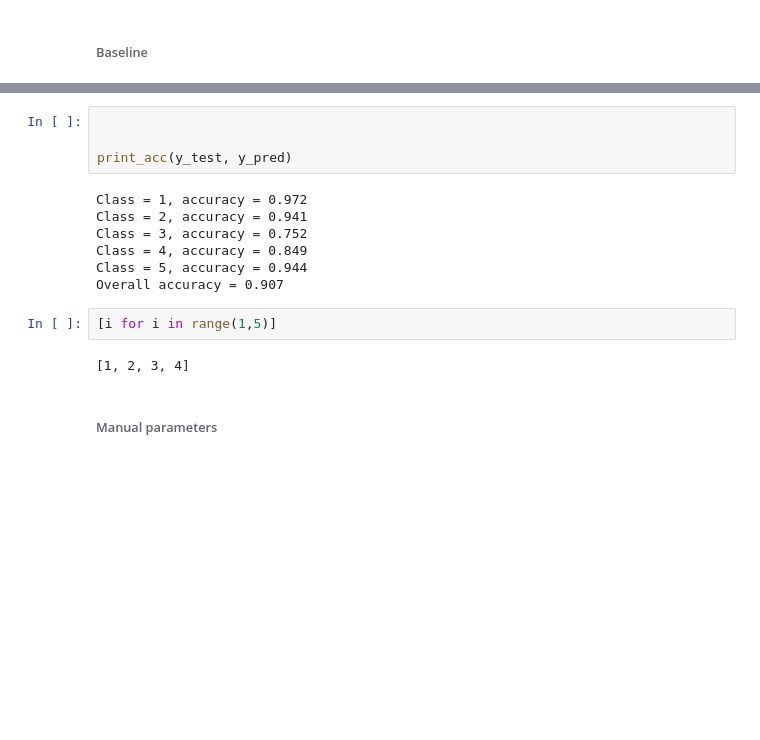
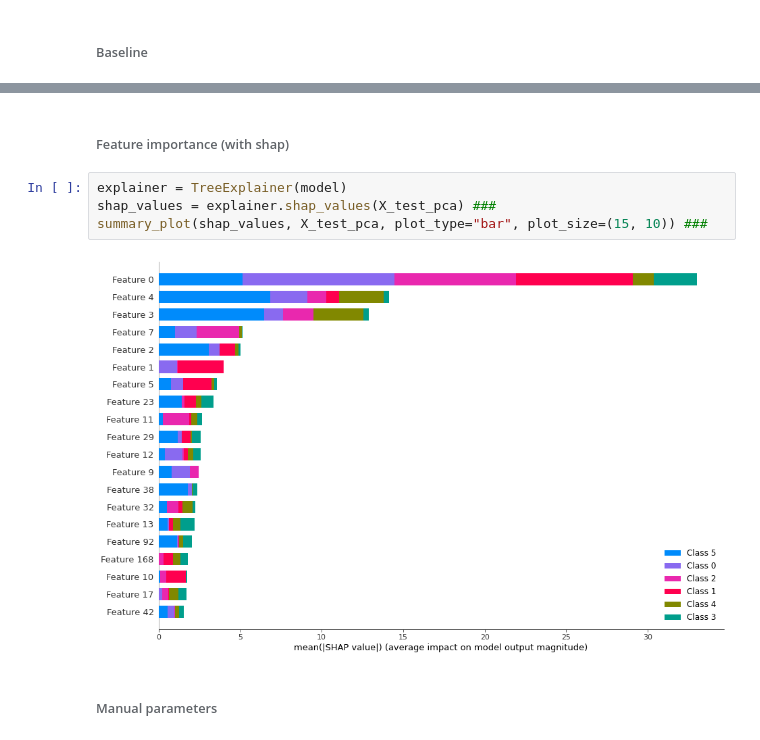
Before and after one commit to root-epifit/madmo-adv, a Jupyter notebook: homeworks/hw1_boosting_and_explanation.ipynb, the cells around one changed output, grey strips where cells are left out. Drawn from its saved outputs; the diff is of its cells as text; blank space fills up the shorter version.

```diff
--- a/homeworks/hw1_boosting_and_explanation.ipynb
+++ b/homeworks/hw1_boosting_and_explanation.ipynb
@@ -247,17 +285,10 @@ print_metrics(y_test, y_pred)
-# %%
-
-
-print_acc(y_test, y_pred)
-# %% [output]
-Class = 1, accuracy = 0.972
-Class = 2, accuracy = 0.941
-Class = 3, accuracy = 0.752
-Class = 4, accuracy = 0.849
-Class = 5, accuracy = 0.944
-Overall accuracy = 0.907
-# %%
-[i for i in range(1,5)]
-# %% [output]
-[1, 2, 3, 4]
+# %% [markdown]
+###### Feature importance (with shap)
+# %%
+explainer = TreeExplainer(model)
+shap_values = explainer.shap_values(X_test_pca) ###
+summary_plot(shap_values, X_test_pca, plot_type="bar", plot_size=(15, 10)) ###
+# %% [output]
+[figure, added]
 # %% [markdown]
 ###### Manual parameters
```
Also changed, not shown: parts of 13 cells of this notebook.
